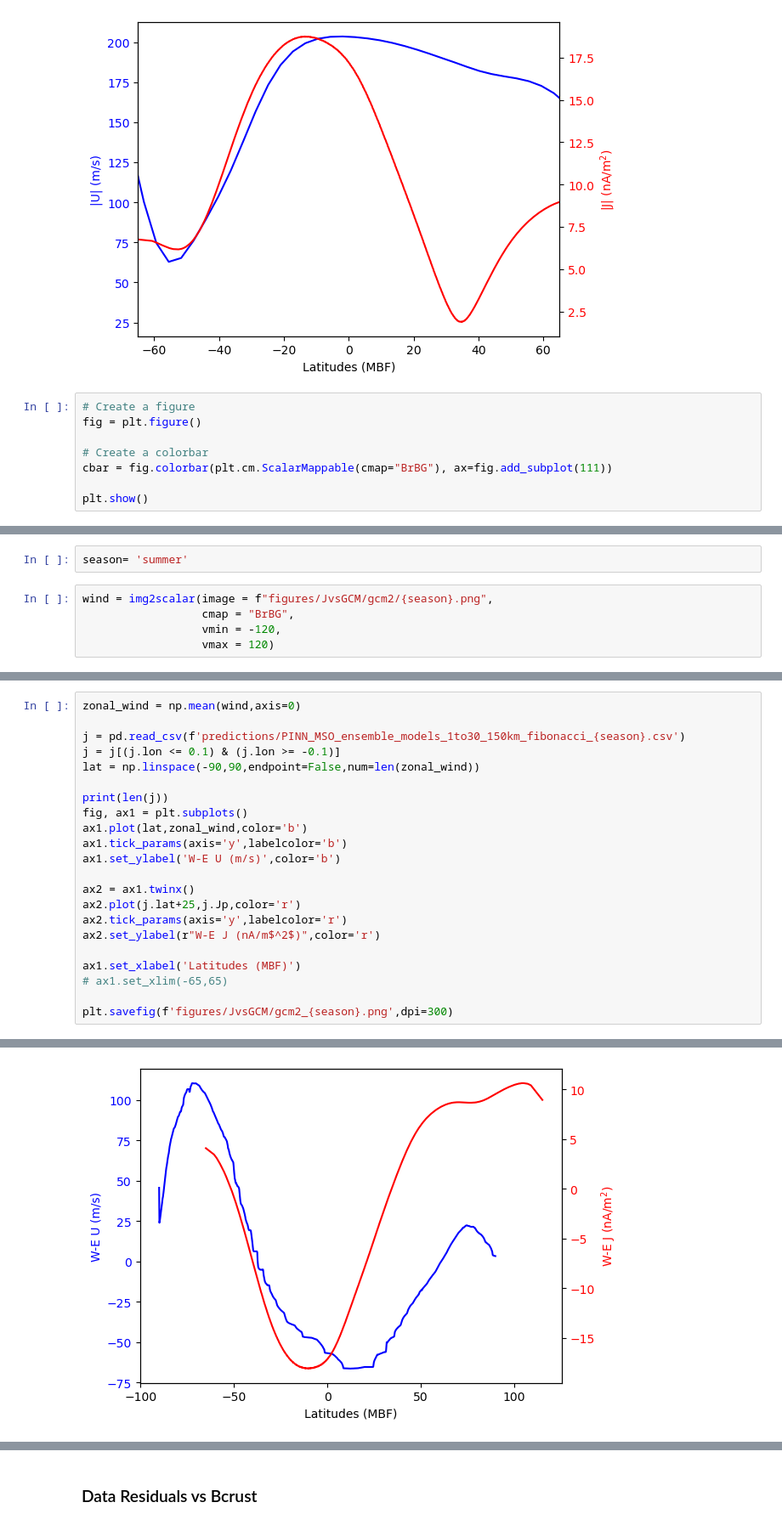
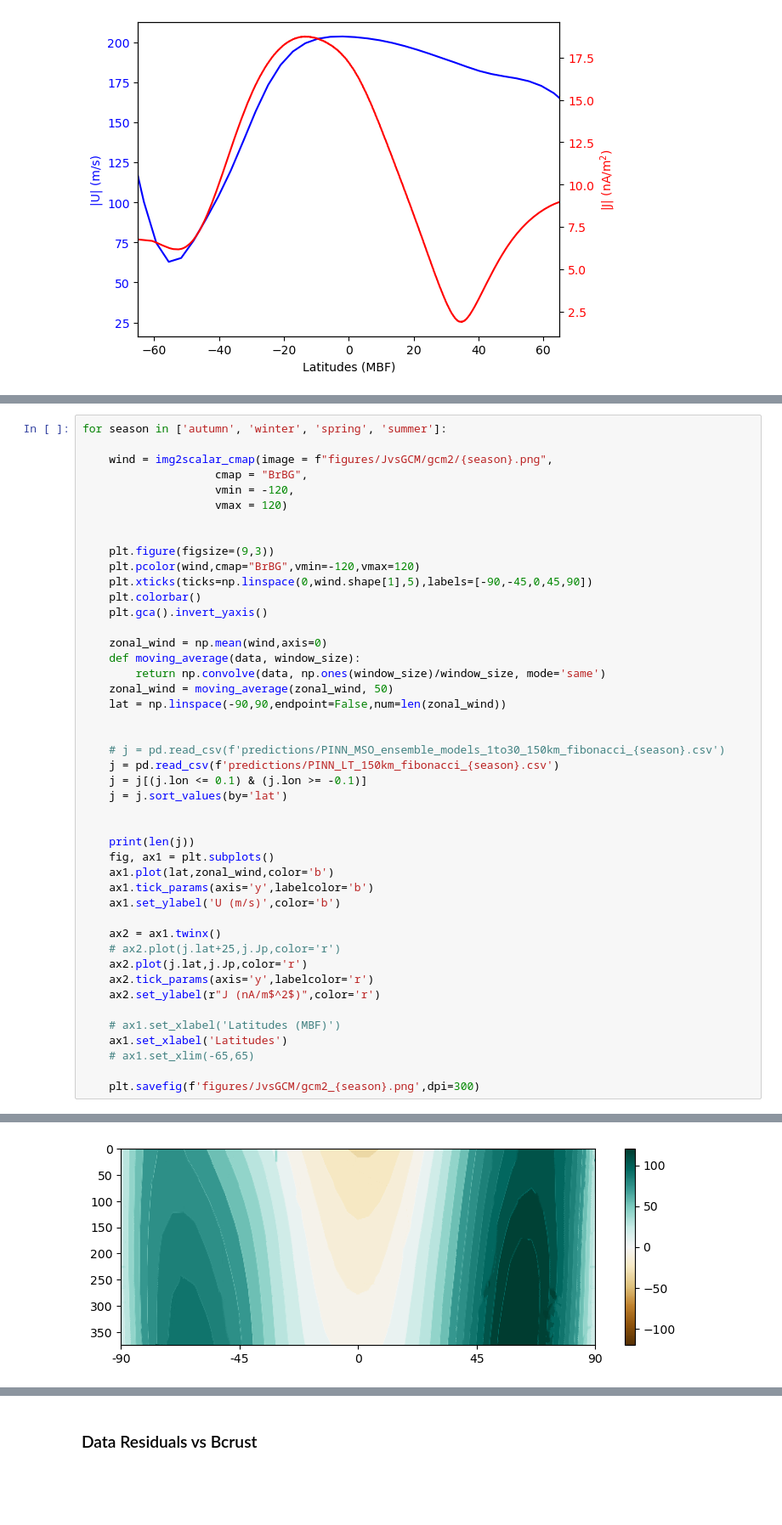
Before and after one commit to TimotheeDelcourt/mars_currents_pinn, a Jupyter notebook: scripts/playground.ipynb, the cells around one changed output, grey strips where cells are left out. Shown at 85% size. Drawn from its saved outputs; the diff is of its cells as text; blank space fills up the shorter version.

Commit message:
removed all seasons reference and replaced with ls

```diff
--- a/scripts/playground.ipynb
+++ b/scripts/playground.ipynb
@@ -360,11 +369,3 @@ ax5.set_xlim(-65,65)
 [figure]
 [figure]
 [figure]
-# %%
-# Create a figure
-fig = plt.figure()
-
-# Create a colorbar
-cbar = fig.colorbar(plt.cm.ScalarMappable(cmap="BrBG"), ax=fig.add_subplot(111))
-
-plt.show()
@@ -373,7 +371,0 @@ plt.show()
-# %%
-season= 'summer'
-# %%
-wind = img2scalar(image = f"figures/JvsGCM/gcm2/{season}.png",
-                  cmap = "BrBG",
-                  vmin = -120,
-                  vmax = 120)
@@ -387,23 +372,46 @@ plt.gca().invert_yaxis()
 # %%
-zonal_wind = np.mean(wind,axis=0)
+for season in ['autumn', 'winter', 'spring', 'summer']:
 
-j = pd.read_csv(f'predictions/PINN_MSO_ensemble_models_1to30_150km_fibonacci_{season}.csv')
-j = j[(j.lon <= 0.1) & (j.lon >= -0.1)]
-lat = np.linspace(-90,90,endpoint=False,num=len(zonal_wind))
+    wind = img2scalar_cmap(image = f"figures/JvsGCM/gcm2/{season}.png",
+                    cmap = "BrBG",
+                    vmin = -120,
+                    vmax = 120)
 
-print(len(j))
-fig, ax1 = plt.subplots()
-ax1.plot(lat,zonal_wind,color='b')
-ax1.tick_params(axis='y',labelcolor='b')
-ax1.set_ylabel('W-E U (m/s)',color='b')
 
-ax2 = ax1.twinx()
-ax2.plot(j.lat+25,j.Jp,color='r')
-ax2.tick_params(axis='y',labelcolor='r')
-ax2.set_ylabel(r"W-E J (nA/m$^2$)",color='r')
+    plt.figure(figsize=(9,3))
+    plt.pcolor(wind,cmap="BrBG",vmin=-120,vmax=120)
+    plt.xticks(ticks=np.linspace(0,wind.shape[1],5),labels=[-90,-45,0,45,90])
+    plt.colorbar()
+    plt.gca().invert_yaxis()
 
-ax1.set_xlabel('Latitudes (MBF)')
-# ax1.set_xlim(-65,65)
+    zonal_wind = np.mean(wind,axis=0)
+    def moving_average(data, window_size):
+        return np.convolve(data, np.ones(window_size)/window_size, mode='same')
+    zonal_wind = moving_average(zonal_wind, 50)
+    lat = np.linspace(-90,90,endpoint=False,num=len(zonal_wind))
 
-plt.savefig(f'figures/JvsGCM/gcm2_{season}.png',dpi=300)
+
+    # j = pd.read_csv(f'predictions/PINN_MSO_ensemble_models_1to30_150km_fibonacci_{season}.csv')
+    j = pd.read_csv(f'predictions/PINN_LT_150km_fibonacci_{season}.csv')
+    j = j[(j.lon <= 0.1) & (j.lon >= -0.1)]
+    j = j.sort_values(by='lat')
+
+
+    print(len(j))
+    fig, ax1 = plt.subplots()
+    ax1.plot(lat,zonal_wind,color='b')
+    ax1.tick_params(axis='y',labelcolor='b')
+    ax1.set_ylabel('U (m/s)',color='b')
+
+    ax2 = ax1.twinx()
+    # ax2.plot(j.lat+25,j.Jp,color='r')
+    ax2.plot(j.lat,j.Jp,color='r')
+    ax2.tick_params(axis='y',labelcolor='r')
+    ax2.set_ylabel(r"J (nA/m$^2$)",color='r')
+
+    # ax1.set_xlabel('Latitudes (MBF)')
+    ax1.set_xlabel('Latitudes')
+    # ax1.set_xlim(-65,65)
+
+    plt.savefig(f'figures/JvsGCM/gcm2_{season}.png',dpi=300)
 # %% [output]
@@ -411 +422 @@ plt.savefig(f'figures/JvsGCM/gcm2_{season}.png',dpi=300)
-[figure, old version]
+[figure, new version]
```
Also changed, not shown: parts of 6 cells of this notebook, 11 other files.
